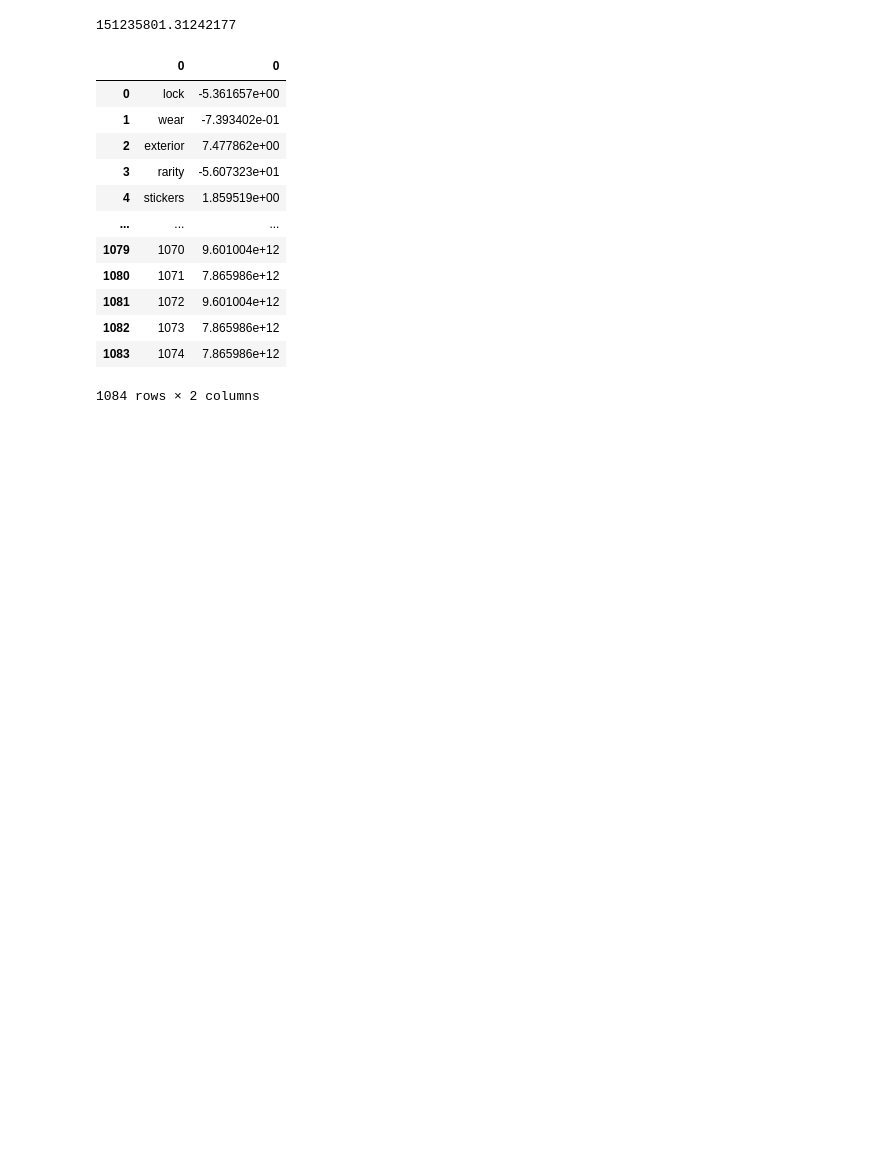
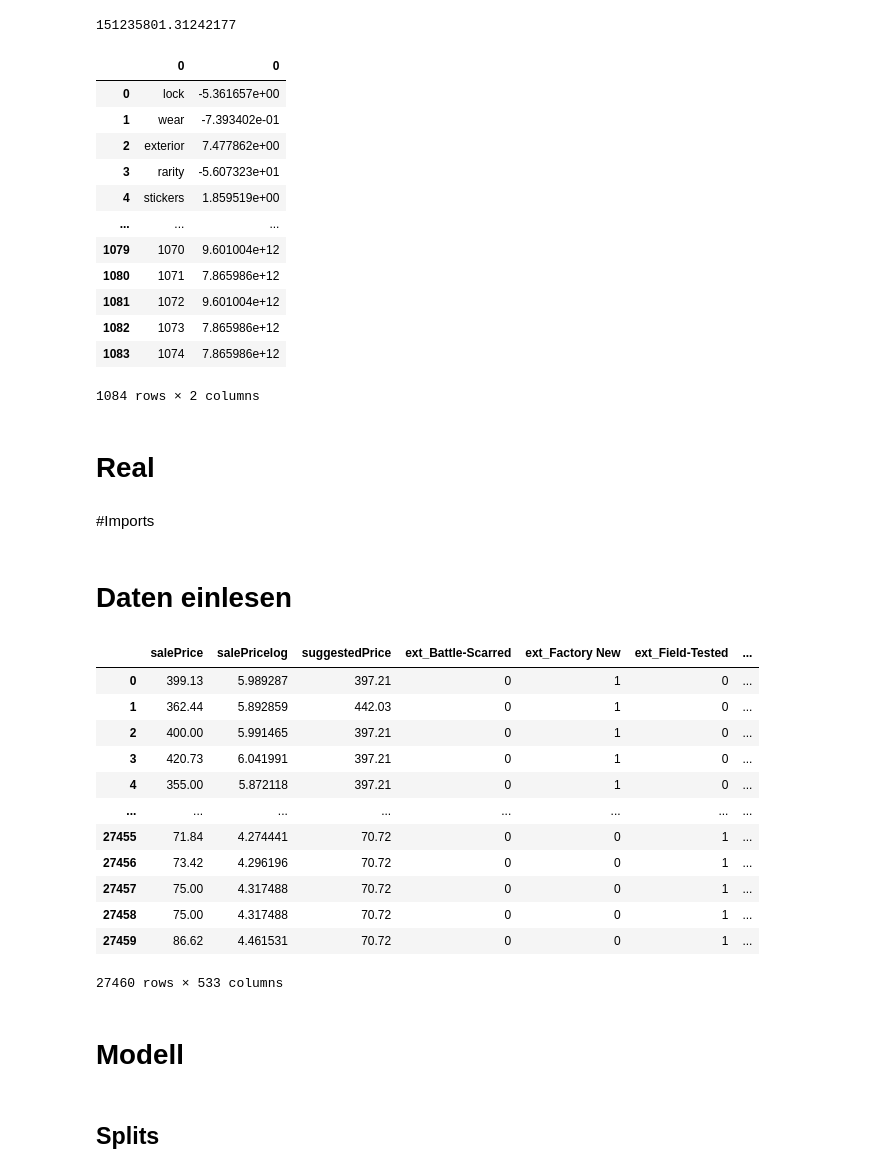
Before and after one commit to princessivy/Analyzing_CSGO_SkinPrices, a Jupyter notebook: CSGO_ML_Model.ipynb, the cells around one changed output. Drawn from its saved outputs; the diff is of its cells as text; code cells hidden in the pictures; blank space fills up the shorter version.

```diff
--- a/CSGO_ML_Model.ipynb
+++ b/CSGO_ML_Model.ipynb
@@ -218,3 +221,7 @@ coefficients
 | 1082 | 1073 | 7.865986e+12 |
 | 1083 | 1074 | 7.865986e+12 |
 1084 rows × 2 columns
+# %% [markdown]
+# Real
+# %% [markdown]
+#Imports
@@ -220,0 +235,20 @@ coefficients
+# %% [markdown]
+# Daten einlesen
+# %%
+data = pd.read_csv(r'/content/drive/MyDrive/SA_BA/Data/allitems_ready_for_model.csv')
+# %%
+data
+# %% [output]
+|  | salePrice | salePricelog | suggestedPrice | ext_Battle-Scarred | ext_Factory New | ext_Field-Tested | ... |
+| 0 | 399.13 | 5.989287 | 397.21 | 0 | 1 | 0 | ... |
+| 1 | 362.44 | 5.892859 | 442.03 | 0 | 1 | 0 | ... |
+| 2 | 400.00 | 5.991465 | 397.21 | 0 | 1 | 0 | ... |
+| 3 | 420.73 | 6.041991 | 397.21 | 0 | 1 | 0 | ... |
+| 4 | 355.00 | 5.872118 | 397.21 | 0 | 1 | 0 | ... |
+| ... | ... | ... | ... | ... | ... | ... | ... |
+| 27455 | 71.84 | 4.274441 | 70.72 | 0 | 0 | 1 | ... |
+| 27456 | 73.42 | 4.296196 | 70.72 | 0 | 0 | 1 | ... |
+| 27457 | 75.00 | 4.317488 | 70.72 | 0 | 0 | 1 | ... |
+| 27458 | 75.00 | 4.317488 | 70.72 | 0 | 0 | 1 | ... |
+| 27459 | 86.62 | 4.461531 | 70.72 | 0 | 0 | 1 | ... |
+27460 rows × 533 columns
@@ -220,0 +257,4 @@ coefficients
+# %% [markdown]
+# Modell
+# %% [markdown]
+## Splits
```
Also changed, not shown: parts of 33 cells of this notebook.
